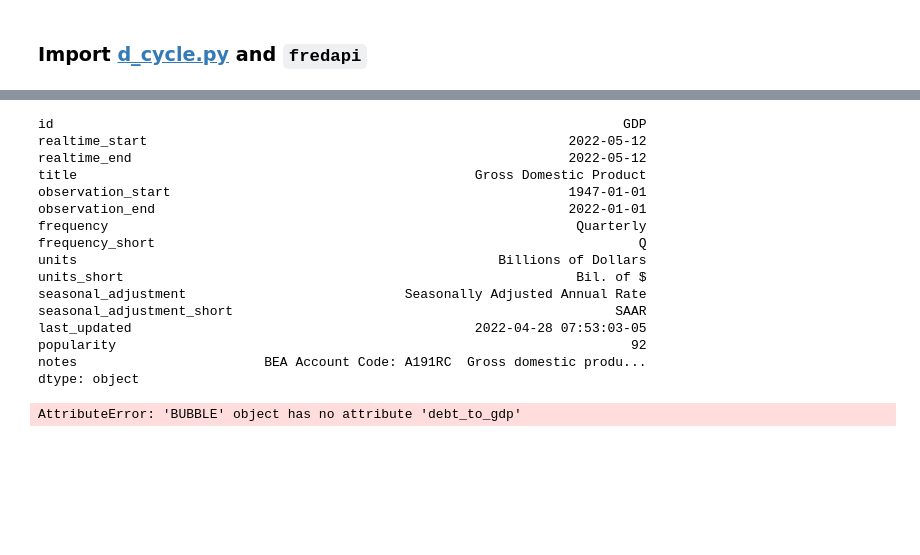
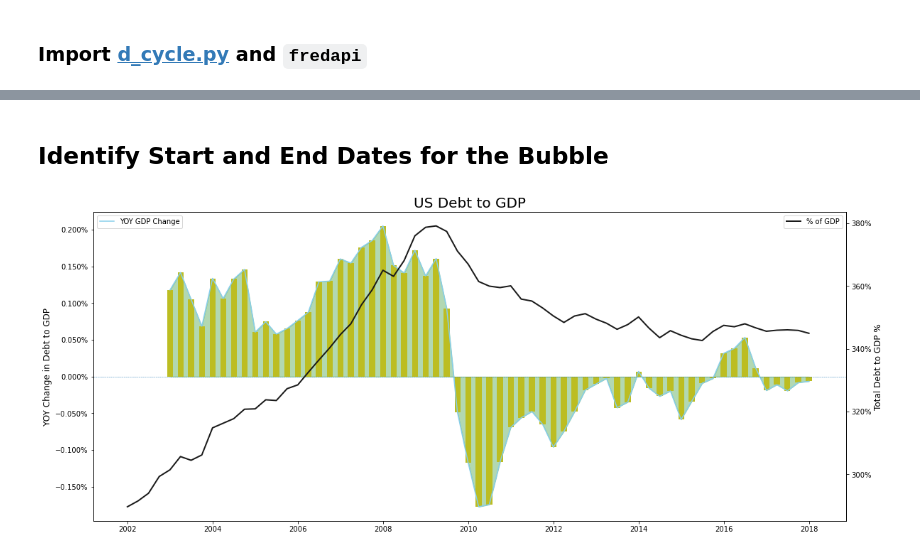
Before and after one commit to bridaniels/Principles_NavigatingBigDebtCrises, a Jupyter notebook: Part1/deflationDebtCycle/02_bubble.ipynb, the cells around one changed output, grey strips where cells are left out. Drawn from its saved outputs; the diff is of its cells as text; code cells hidden in the pictures; blank space fills up the shorter version.

Commit message:
.csv rework for API data -> done

```diff
--- a/Part1/deflationDebtCycle/02_bubble.ipynb
+++ b/Part1/deflationDebtCycle/02_bubble.ipynb
@@ -25,28 +13,13 @@ fred = Fred(api_key=api_key)
+# %% [markdown]
+## Identify Start and End Dates for the Bubble
+# %%
+start = '2002-01-01'
+end = '2018-01-01'
+
+p = dc.BUBBLE_PLOTTING(start=start, end=end)
 # %%
-# checking
-data = fred.get_series_info('GDP')
-data
+# Debt to GDP Calculations
+p.plot_debt_to_gdp()
 # %% [output]
-id                                                                         GDP
-realtime_start                                                      2022-05-12
-realtime_end                                                        2022-05-12
-title                                                   Gross Domestic Product
-observation_start                                                   1947-01-01
-observation_end                                                     2022-01-01
-frequency                                                            Quarterly
-frequency_short                                                              Q
-units                                                      Billions of Dollars
-units_short                                                          Bil. of $
-seasonal_adjustment                            Seasonally Adjusted Annual Rate
-seasonal_adjustment_short                                                 SAAR
-last_updated                                            2022-04-28 07:53:03-05
-popularity                                                                  92
-notes                        BEA Account Code: A191RC  Gross domestic produ...
-dtype: object
+[figure, added]
-# %%
-bub = dc.BUBBLE()
-debt_gdp = bub.debt_to_gdp()
-debt_gdp.info()
-# %% [output]
-AttributeError: 'BUBBLE' object has no attribute 'debt_to_gdp'
 # %%
```
Also changed, not shown: parts of 5 cells of this notebook, 1 other file.
